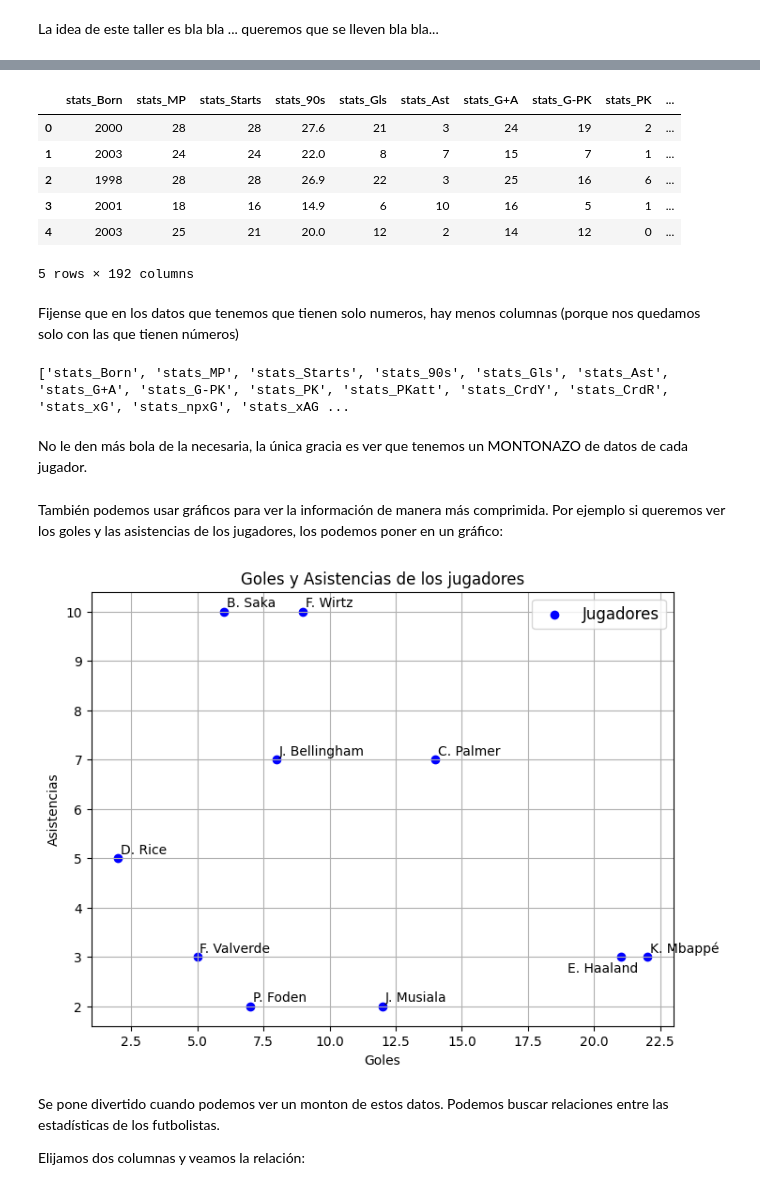
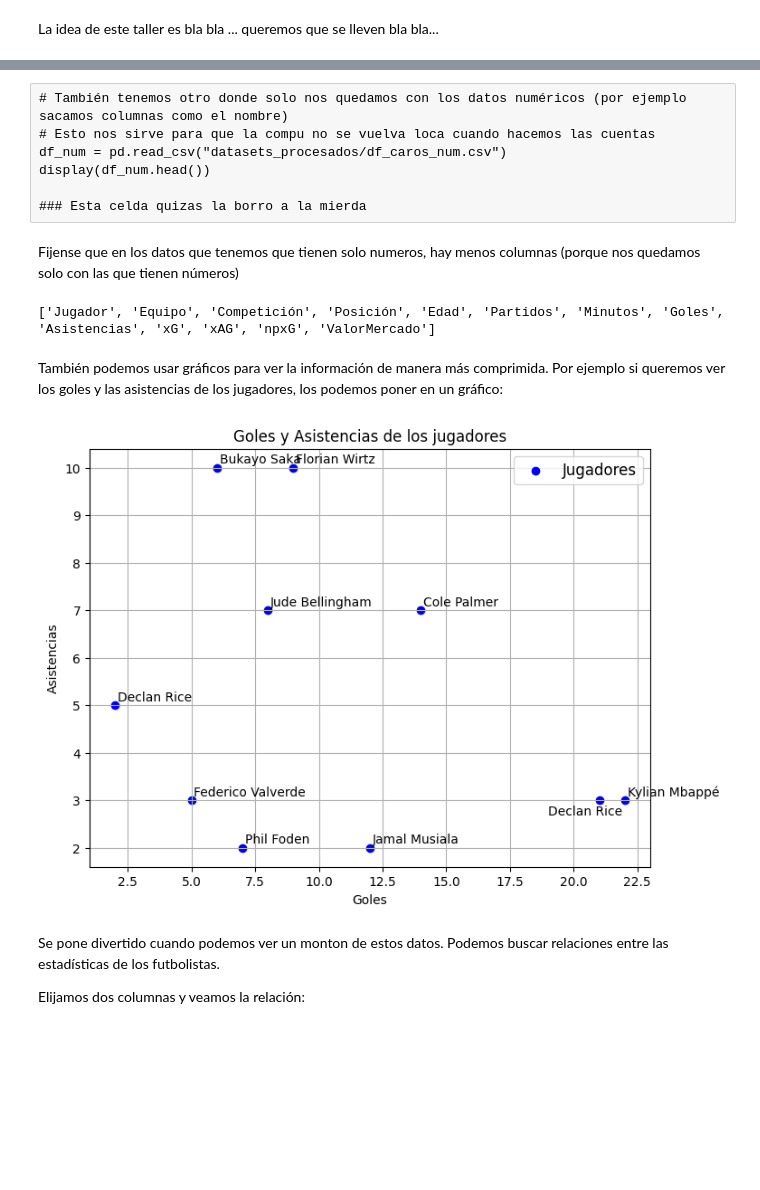
Before and after one commit to faustomartinez/taller-futbol-analytics, a Jupyter notebook: taller.ipynb, the cells around one changed output, grey strips where cells are left out. Drawn from its saved outputs; the diff is of its cells as text; code cells hidden in the pictures; blank space fills up the shorter version.

Commit message:
Vuelvo a cambiar el dataset. Esta vez le pongo más columnas porque eran muy pocas, pero están en español

```diff
--- a/taller.ipynb
+++ b/taller.ipynb
@@ -10,8 +10,8 @@ import matplotlib.pyplot as plt
 import plotly.express as px
 from adjustText import adjust_text
 # %%
-# Obtenemos los datos desde el archivo df_caros.csv
-df = pd.read_csv("datasets_procesados/df_caros.csv")
+# Obtenemos los datos desde el archivo df_reducido.csv
+df = pd.read_csv("datasets_procesados/df_reducido.csv")
 # %%
 # Podemos obtener una primera visualización de los datos viendo sus primeras 5 filas con el comando head()
 display(df.head())
@@ -26,42 +25,34 @@ display(df.head())
-# %%
-# También tenemos otro donde solo nos quedamos con los datos numéricos (por ejemplo sacamos columnas como el nombre)
-# Esto nos sirve para que la compu no se vuelva loca cuando hacemos las cuentas
-df_num = pd.read_csv("datasets_procesados/df_caros_num.csv")
-display(df_num.head())
-# %% [output]
-|  | stats_Born | stats_MP | stats_Starts | stats_90s | stats_Gls | stats_Ast | stats_G+A | stats_G-PK | stats_PK | ... |
-| 0 | 2000 | 28 | 28 | 27.6 | 21 | 3 | 24 | 19 | 2 | ... |
-| 1 | 2003 | 24 | 24 | 22.0 | 8 | 7 | 15 | 7 | 1 | ... |
-| 2 | 1998 | 28 | 28 | 26.9 | 22 | 3 | 25 | 16 | 6 | ... |
-| 3 | 2001 | 18 | 16 | 14.9 | 6 | 10 | 16 | 5 | 1 | ... |
-| 4 | 2003 | 25 | 21 | 20.0 | 12 | 2 | 14 | 12 | 0 | ... |
-5 rows × 192 columns
+# %% [raw]
+# También tenemos otro donde solo nos quedamos con los datos numéricos (por ejemplo sacamos columnas como el nombre)
+# Esto nos sirve para que la compu no se vuelva loca cuando hacemos las cuentas
+df_num = pd.read_csv("datasets_procesados/df_caros_num.csv")
+display(df_num.head())
+
+### Esta celda quizas la borro a la mierda
 # %% [markdown]
 Fijense que en los datos que tenemos que tienen solo numeros, hay menos columnas (porque nos quedamos solo con las que tienen números)
 # %%
 # Con este comando podemos ver las columnas (o sea, toda la información que tenemos de cada jugador)
-print(list(df_num.columns))
+print(list(df.columns))
 # %% [output]
-['stats_Born', 'stats_MP', 'stats_Starts', 'stats_90s', 'stats_Gls', 'stats_Ast', 'stats_G+A', 'stats_G-PK', 'stats_PK', 'stats_PKatt', 'stats_CrdY', 'stats_CrdR', 'stats_xG', 'stats_npxG', 'stats_xAG ...
+['Jugador', 'Equipo', 'Competición', 'Posición', 'Edad', 'Partidos', 'Minutos', 'Goles', 'Asistencias', 'xG', 'xAG', 'npxG', 'ValorMercado']
-# %% [markdown]
-No le den más bola de la necesaria, la única gracia es ver que tenemos un MONTONAZO de datos de cada jugador.
 # %% [markdown]
 También podemos usar gráficos para ver la información de manera más comprimida. Por ejemplo si queremos ver los goles y las asistencias de los jugadores, los podemos poner en un gráfico:
 # %%
 df_grafico=df[:10]
 plt.figure(figsize=(8, 6))
-plt.scatter(df_grafico['stats_Gls'], df_grafico['stats_Ast'], label="Jugadores", color="blue")
-plt.text(df_grafico['stats_Gls'][0]-2, df_grafico['stats_Ast'][0]-0.3, df["first_name"][0][0] +". "+df["last_name"][0])
+plt.scatter(df_grafico['Goles'], df_grafico['Asistencias'], label="Jugadores", color="blue")
+plt.text(df_grafico['Goles'][0]-2, df_grafico['Asistencias'][0]-0.3, df["Jugador"][i])
 for i in range(1,10):
-    plt.text(df_grafico['stats_Gls'][i]+0.1, df_grafico['stats_Ast'][i]+0.1, df["first_name"][i][0] +". "+df["last_name"][i])
+    plt.text(df_grafico['Goles'][i]+0.1, df_grafico['Asistencias'][i]+0.1, df["Jugador"][i])
 plt.xlabel('Goles')
 plt.ylabel('Asistencias')
 plt.title('Goles y Asistencias de los jugadores')
 plt.grid()
 plt.legend(fontsize=12)
 plt.show()
 # %% [output]
-[figure, old version]
+[figure, new version]
 # %% [markdown]
 Se pone divertido cuando podemos ver un monton de estos datos. Podemos buscar relaciones entre las estadísticas de los futbolistas.
 
```
Also changed, not shown: parts of 2 cells of this notebook, 2 other files.
